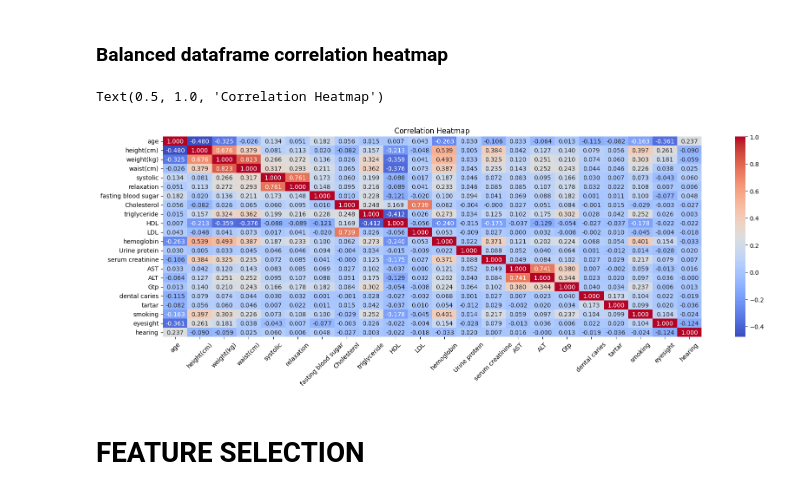
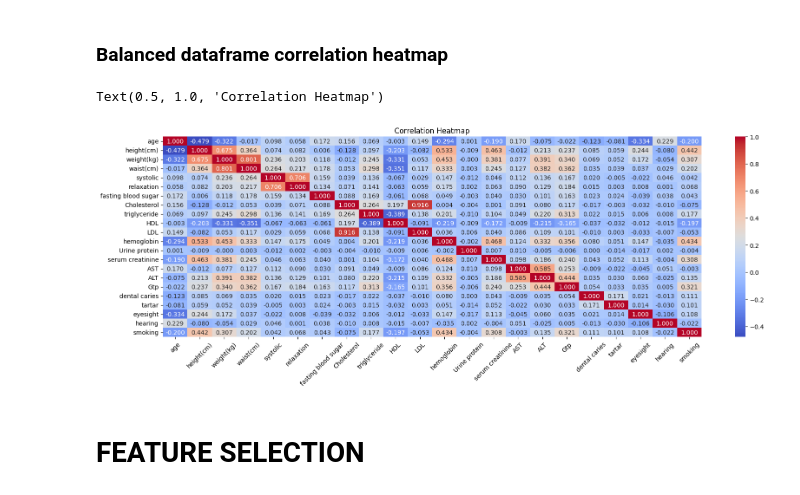
Before and after one commit to AtesBurak1/Ceng-474-Final, a Jupyter notebook: Smoking.ipynb, the cells around one changed output. Drawn from its saved outputs; the diff is of its cells as text; code cells hidden in the pictures.

```diff
--- a/Smoking.ipynb
+++ b/Smoking.ipynb
@@ -137,14 +138,14 @@ num_columns = df.shape[0]
 new_df = df.copy()
 print("Sample size before iqr:", num_columns)
 
-columns_of_interest = ['ALT', 'AST', 'fasting blood sugar', 'triglyceride', 'HDL', 'Gtp', 'systolic']
+columns_of_interest = ['ALT', 'AST', 'fasting blood sugar', 'triglyceride', 'HDL', 'LDL', 'serum creatinine', 'Gtp', 'systolic']
 
 # Calculating IQR for each specified column
 for column in columns_of_interest:
     q1, q3 = np.percentile(new_df[column], [25, 75])
     iqr = q3 - q1
-    lower_bound = q1 - (1.5 * iqr)
-    upper_bound = q3 + (1.5 * iqr)
+    lower_bound = q1 - (1 * iqr)
+    upper_bound = q3 + (1 * iqr)
 
     # Filtering outliers for the current column in the new DataFrame
     outliers_mask = (new_df[column] < lower_bound) | (new_df[column] > upper_bound)
@@ -246,18 +247,18 @@ balanced_df['smoking'].value_counts().plot.pie(explode = [0,0.1], autopct="%1.1f
 # %% [markdown]
 ### Balanced dataframe correlation heatmap
 # %%
-correlation_matrix = df.corr()
-column_names = df.columns.tolist()
+correlation_matrix = balanced_df.corr()
+column_names = balanced_df.columns.tolist()
 
 # Create a heatmap of the correlation matrix
 plt.figure(figsize=(20, 6))
 heatmap =sns.heatmap(correlation_matrix, annot=True, cmap='coolwarm', fmt='.3f')
 heatmap.set_xticklabels(column_names, rotation=45)
 heatmap.set_yticklabels(column_names, rotation=0)
 plt.title('Correlation Heatmap')
 # %% [output]
 Text(0.5, 1.0, 'Correlation Heatmap')
-[figure, old version]
+[figure, new version]
 # %% [markdown]
 # FEATURE SELECTION
 # %%
```
Also changed, not shown: parts of 27 cells of this notebook.
